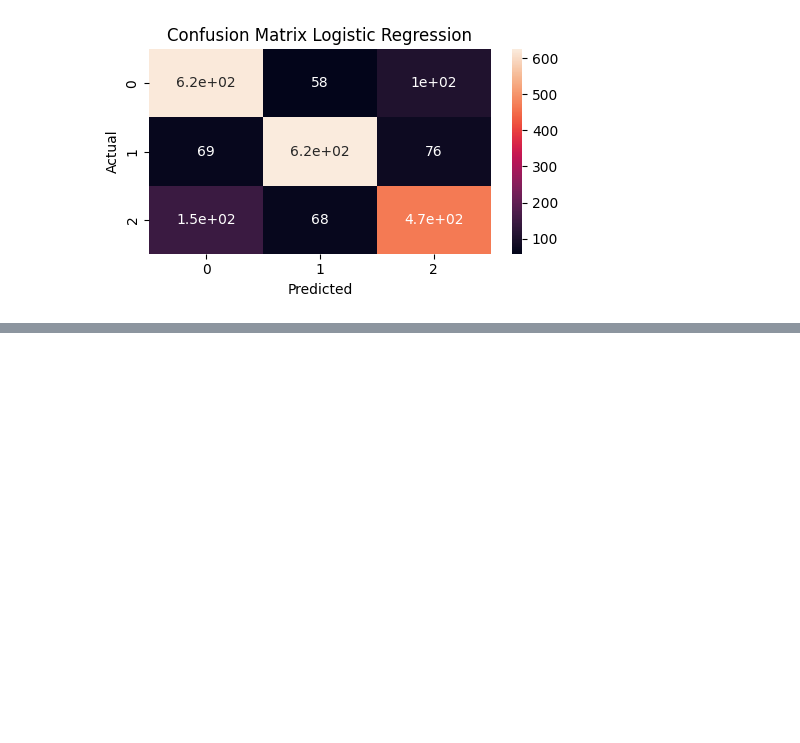
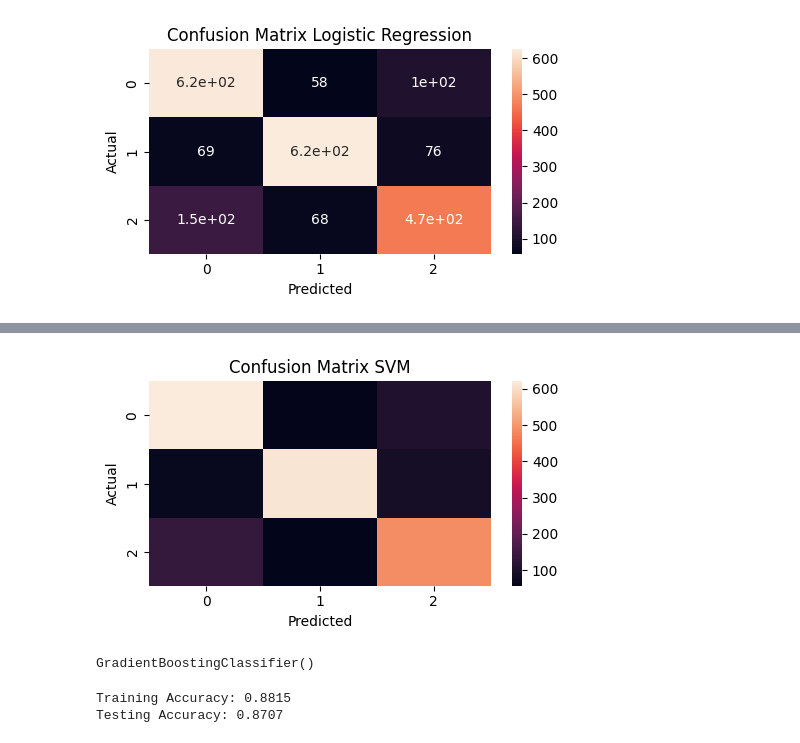
Before and after one commit to revathyshankaran/Multi-Class-Prediction-of-Cirrhosis-Outcomes, a Jupyter notebook: Cirrhosis_outcome_prediction.ipynb, the cells around one changed output, grey strips where cells are left out. Drawn from its saved outputs; the diff is of its cells as text; code cells hidden in the pictures; blank space fills up the shorter version.

```diff
--- a/Cirrhosis_outcome_prediction.ipynb
+++ b/Cirrhosis_outcome_prediction.ipynb
@@ -190,3 +205,9 @@ plt.tight_layout()
 plt.show()
 # %% [output]
 [figure]
+# %%
+model_svm = SVC(kernel='linear')
+model_svm.fit(X_train, y_train)
+
+
+predictions_svm = model_svm.predict(X_test)
@@ -192,0 +238,17 @@ plt.show()
+# %%
+conf_matrix = confusion_matrix(y_test, predictions_svm)
+
+plt.figure(figsize=(5, 3))
+sns.heatmap(conf_matrix)
+plt.ylabel('Actual')
+plt.xlabel('Predicted')
+plt.title('Confusion Matrix SVM')
+plt.tight_layout()
+plt.show()
+# %% [output]
+[figure, added]
+# %%
+model_gb = GradientBoostingClassifier()
+model_gb.fit(X_train, y_train)
+# %% [output]
+GradientBoostingClassifier()
@@ -192,0 +261,6 @@ plt.show()
+# %%
+print(f"Training Accuracy: {train_accuracy:.4f}")
+print(f"Testing Accuracy: {test_accuracy:.4f}")
+# %% [output]
+Training Accuracy: 0.8815
+Testing Accuracy: 0.8707
```
Also changed, not shown: parts of 9 cells of this notebook.
